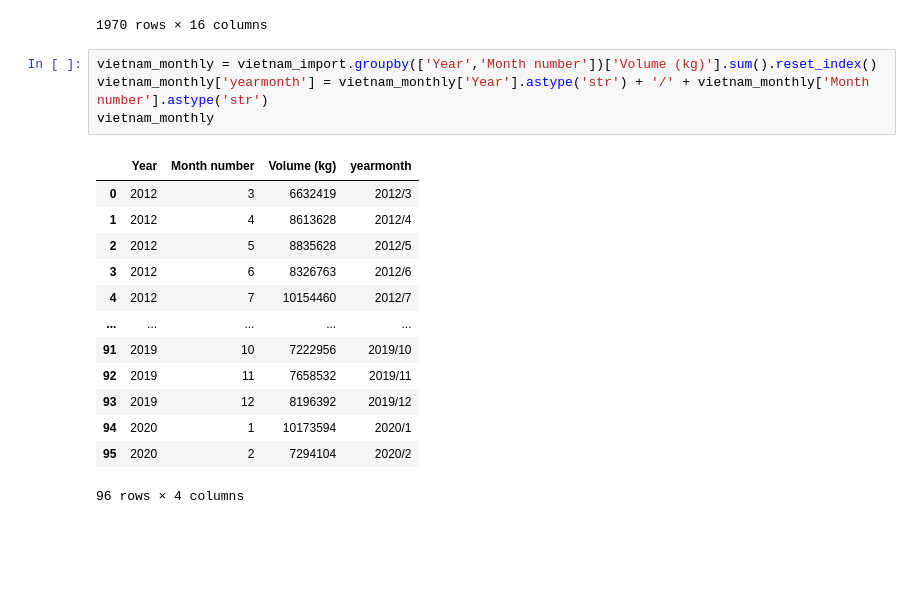
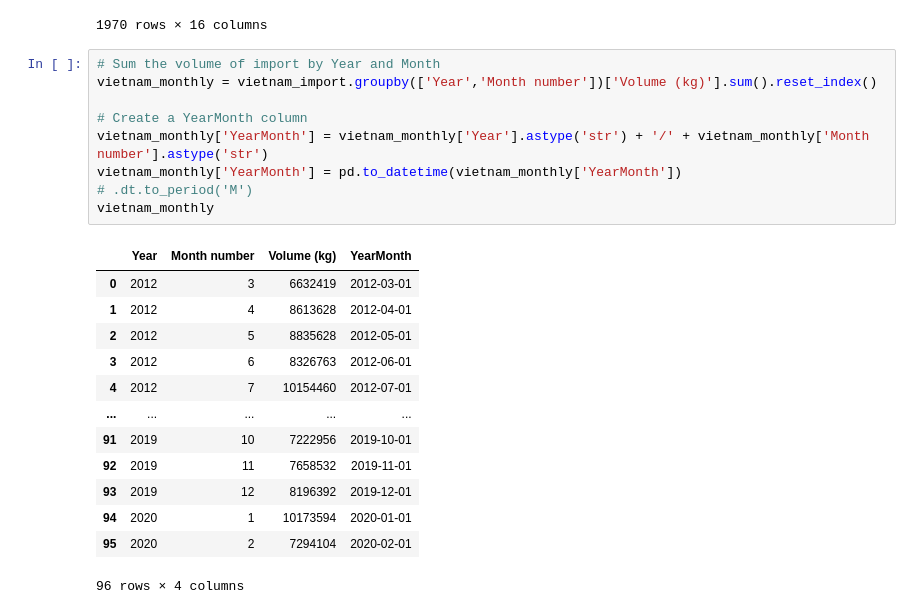
Before and after one commit to MikeBaileyGit/NatlFisheries, a Jupyter notebook: 2_data/Trade Volume/exploring_monthly_trade.ipynb, the cells around one changed output. Saved outputs shown, nothing was run; the diff lists cells and outputs as text; blank space fills up the shorter version.

```diff
--- a/2_data/Trade Volume/exploring_monthly_trade.ipynb
+++ b/2_data/Trade Volume/exploring_monthly_trade.ipynb
@@ -172,20 +174,25 @@ vietnam_import
 | 2925 | 2020 | February | CATFISH (SILURIFORMES OTHER) FILL... | VIETNAM | 395071 | 1212080 | IMP | ... |
 1970 rows × 16 columns
 # %%
+# Sum the volume of import by Year and Month
 vietnam_monthly = vietnam_import.groupby(['Year','Month number'])['Volume (kg)'].sum().reset_index()
-vietnam_monthly['yearmonth'] = vietnam_monthly['Year'].astype('str') + '/' + vietnam_monthly['Month number'].astype('str')
+
+# Create a YearMonth column
+vietnam_monthly['YearMonth'] = vietnam_monthly['Year'].astype('str') + '/' + vietnam_monthly['Month number'].astype('str')
+vietnam_monthly['YearMonth'] = pd.to_datetime(vietnam_monthly['YearMonth'])
+# .dt.to_period('M')
 vietnam_monthly
 # %% [output]
-|  | Year | Month number | Volume (kg) | yearmonth |
-| 0 | 2012 | 3 | 6632419 | 2012/3 |
-| 1 | 2012 | 4 | 8613628 | 2012/4 |
-| 2 | 2012 | 5 | 8835628 | 2012/5 |
-| 3 | 2012 | 6 | 8326763 | 2012/6 |
-| 4 | 2012 | 7 | 10154460 | 2012/7 |
+|  | Year | Month number | Volume (kg) | YearMonth |
+| 0 | 2012 | 3 | 6632419 | 2012-03-01 |
+| 1 | 2012 | 4 | 8613628 | 2012-04-01 |
+| 2 | 2012 | 5 | 8835628 | 2012-05-01 |
+| 3 | 2012 | 6 | 8326763 | 2012-06-01 |
+| 4 | 2012 | 7 | 10154460 | 2012-07-01 |
 | ... | ... | ... | ... | ... |
-| 91 | 2019 | 10 | 7222956 | 2019/10 |
-| 92 | 2019 | 11 | 7658532 | 2019/11 |
-| 93 | 2019 | 12 | 8196392 | 2019/12 |
-| 94 | 2020 | 1 | 10173594 | 2020/1 |
-| 95 | 2020 | 2 | 7294104 | 2020/2 |
+| 91 | 2019 | 10 | 7222956 | 2019-10-01 |
+| 92 | 2019 | 11 | 7658532 | 2019-11-01 |
+| 93 | 2019 | 12 | 8196392 | 2019-12-01 |
+| 94 | 2020 | 1 | 10173594 | 2020-01-01 |
+| 95 | 2020 | 2 | 7294104 | 2020-02-01 |
 96 rows × 4 columns
```
Also changed, not shown: parts of 3 cells of this notebook.
